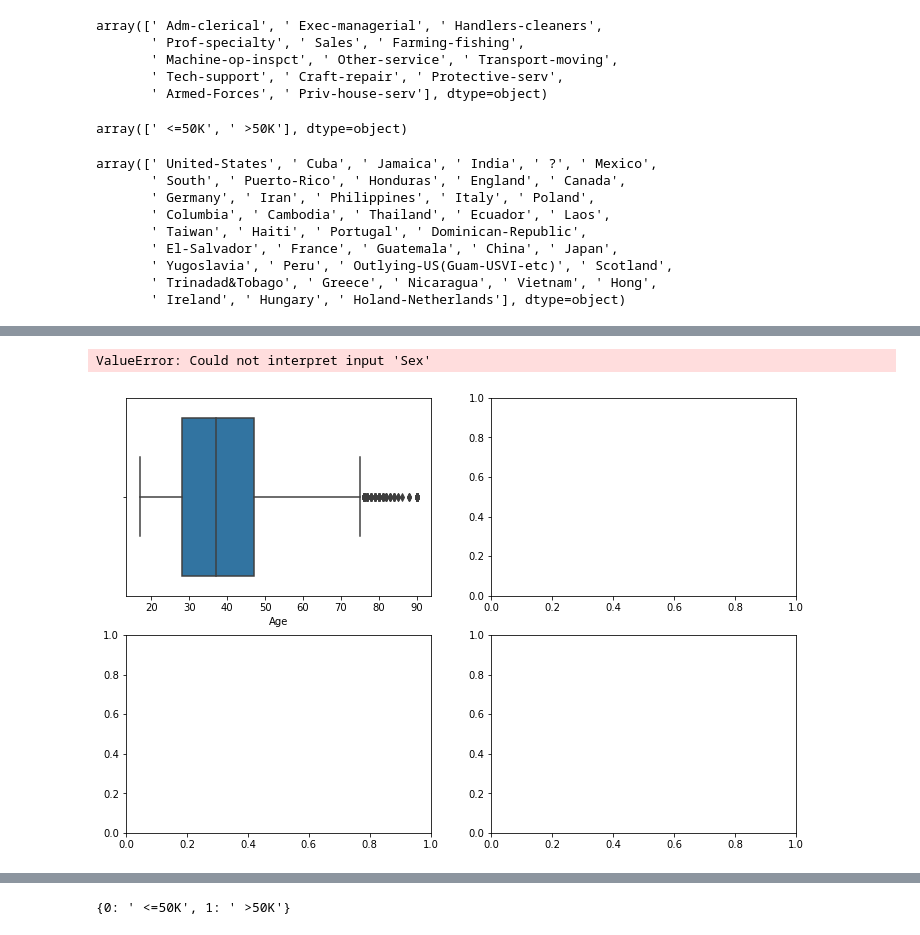
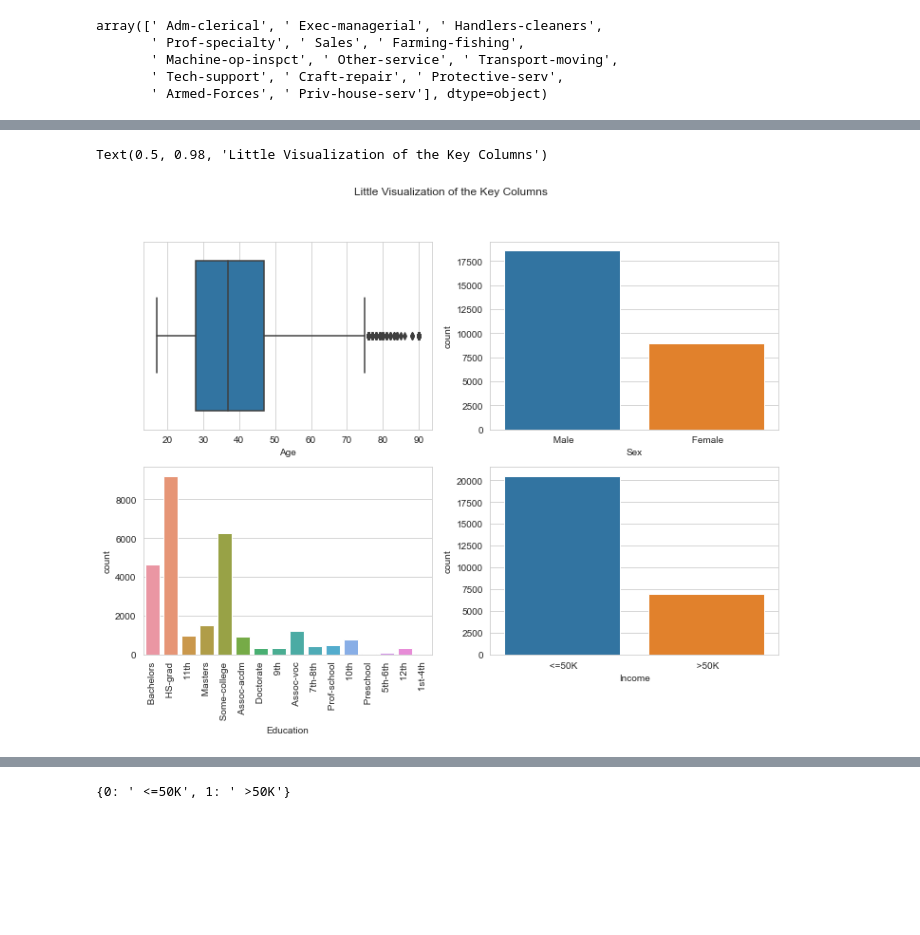
Before and after one commit to leoklems/Adult_Income_Prediction, a Jupyter notebook: Income_Prediction.ipynb, the cells around one changed output, grey strips where cells are left out. Saved outputs shown, nothing was run; the diff lists cells and outputs as text; code cells hidden in the pictures; blank space fills up the shorter version.

```diff
--- a/Income_Prediction.ipynb
+++ b/Income_Prediction.ipynb
@@ -108,22 +108,6 @@ array([' Adm-clerical', ' Exec-managerial', ' Handlers-cleaners',
        ' Machine-op-inspct', ' Other-service', ' Transport-moving',
        ' Tech-support', ' Craft-repair', ' Protective-serv',
        ' Armed-Forces', ' Priv-house-serv'], dtype=object)
-# %%
-df_us.Income.unique()
-# %% [output]
-array([' <=50K', ' >50K'], dtype=object)
-# %%
-df['native-country'].unique()
-# %% [output]
-array([' United-States', ' Cuba', ' Jamaica', ' India', ' ?', ' Mexico',
-       ' South', ' Puerto-Rico', ' Honduras', ' England', ' Canada',
-       ' Germany', ' Iran', ' Philippines', ' Italy', ' Poland',
-       ' Columbia', ' Cambodia', ' Thailand', ' Ecuador', ' Laos',
-       ' Taiwan', ' Haiti', ' Portugal', ' Dominican-Republic',
-       ' El-Salvador', ' France', ' Guatemala', ' China', ' Japan',
-       ' Yugoslavia', ' Peru', ' Outlying-US(Guam-USVI-etc)', ' Scotland',
-       ' Trinadad&Tobago', ' Greece', ' Nicaragua', ' Vietnam', ' Hong',
-       ' Ireland', ' Hungary', ' Holand-Netherlands'], dtype=object)
 # %%
 df_us['Occupation'].value_counts()
 # %% [output]
@@ -160,13 +144,14 @@ native-country    0
 Income            0
 dtype: int64
 # %%
+sns.set_style('whitegrid')
 fig, axs = plt.subplots(2,2, figsize = (12,8))
 sns.boxplot(ax = axs[0,0], x = 'Age', data = df_us)
 sns.countplot(ax = axs[0,1], x = 'Sex', data = df_us)
 sns.countplot(ax = axs[1,0], x = 'Education', data = df_us)
 sns.countplot(ax = axs[1,1], x = 'Income', data = df_us)
 axs[1,0].tick_params(axis="x", rotation=90)
-plt.title('Little Visualization of the dataset')
+fig.suptitle('Little Visualization of the Key Columns')
 # %% [output]
-ValueError: Could not interpret input 'Sex'
+Text(0.5, 0.98, 'Little Visualization of the Key Columns')
-[figure, old version]
+[figure, new version]
```
Also changed, not shown: parts of 12 cells of this notebook.
